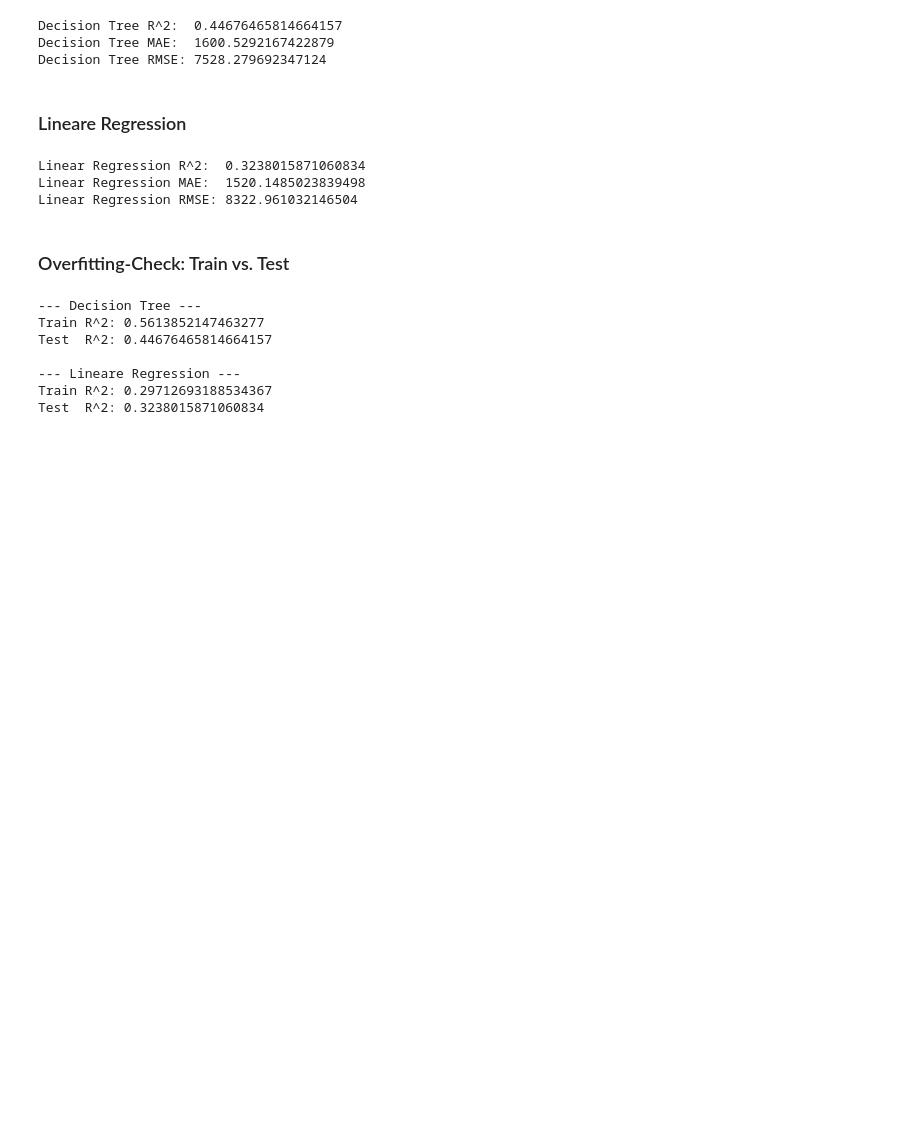
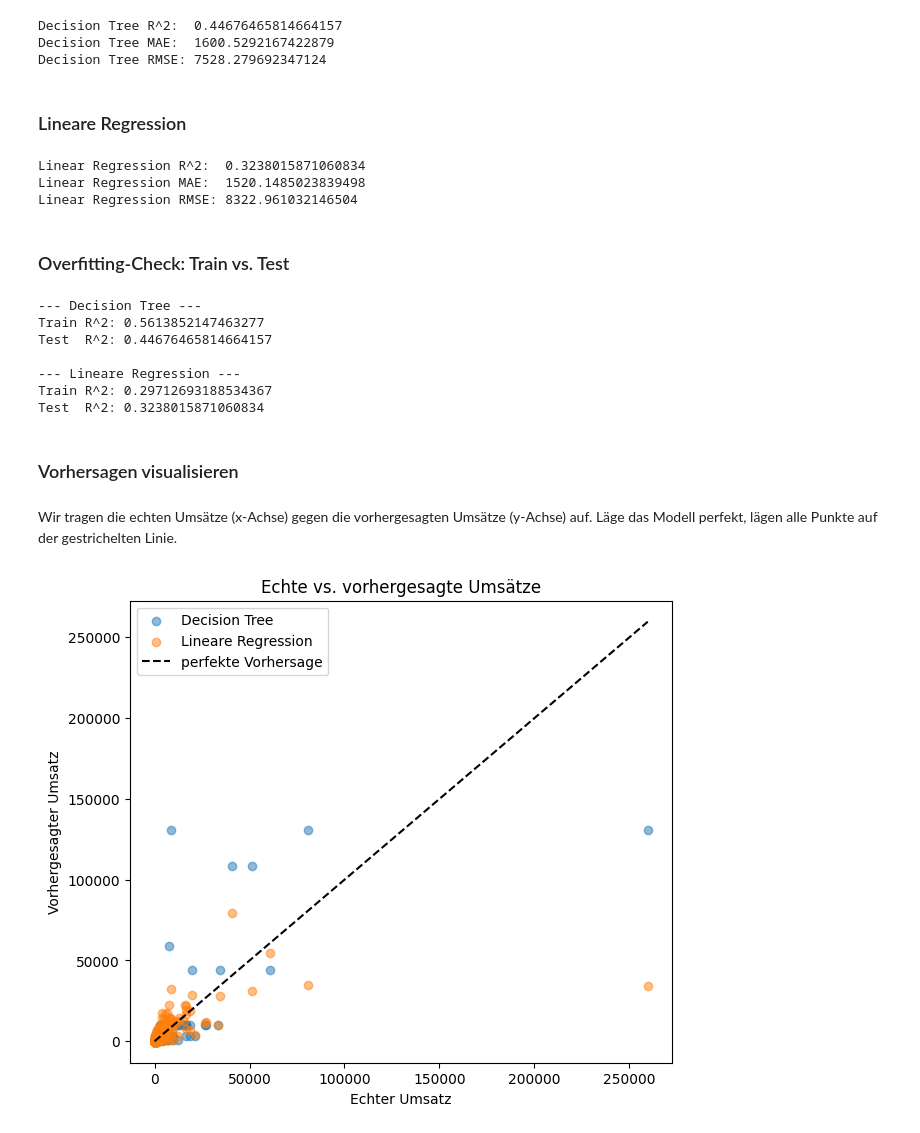
Before and after one commit to AdrianHoerburger/group_project_DataScienceUE, a Jupyter notebook: projects/online_retail.ipynb, the cells around one changed output. Cells and saved outputs as stored; diff of their text form; code cells hidden in the pictures; blank space fills up the shorter version.

Commit message:
visualisieren

```diff
--- a/projects/online_retail.ipynb
+++ b/projects/online_retail.ipynb
@@ -238,3 +238,24 @@ Test  R^2: 0.44676465814664157
 --- Lineare Regression ---
 Train R^2: 0.29712693188534367
 Test  R^2: 0.3238015871060834
+# %% [markdown]
+### Vorhersagen visualisieren
+# %% [markdown]
+Wir tragen die echten Umsätze (x-Achse) gegen die vorhergesagten Umsätze (y-Achse) auf. Läge das Modell perfekt, lägen alle Punkte auf der gestrichelten Linie.
+# %%
+plt.figure(figsize=(7, 6))
+
+# echte vs. vorhergesagte Werte für beide Modelle
+plt.scatter(y_test, tree_predictions, alpha=0.5, label="Decision Tree")
+plt.scatter(y_test, linear_predictions, alpha=0.5, label="Lineare Regression")
+
+# Hilfslinie: perfekte Vorhersage (y = x)
+plt.plot([y_test.min(), y_test.max()], [y_test.min(), y_test.max()], "k--", label="perfekte Vorhersage")
+
+plt.xlabel("Echter Umsatz")
+plt.ylabel("Vorhergesagter Umsatz")
+plt.title("Echte vs. vorhergesagte Umsätze")
+plt.legend()
+plt.show()
+# %% [output]
+[figure, added]
```
